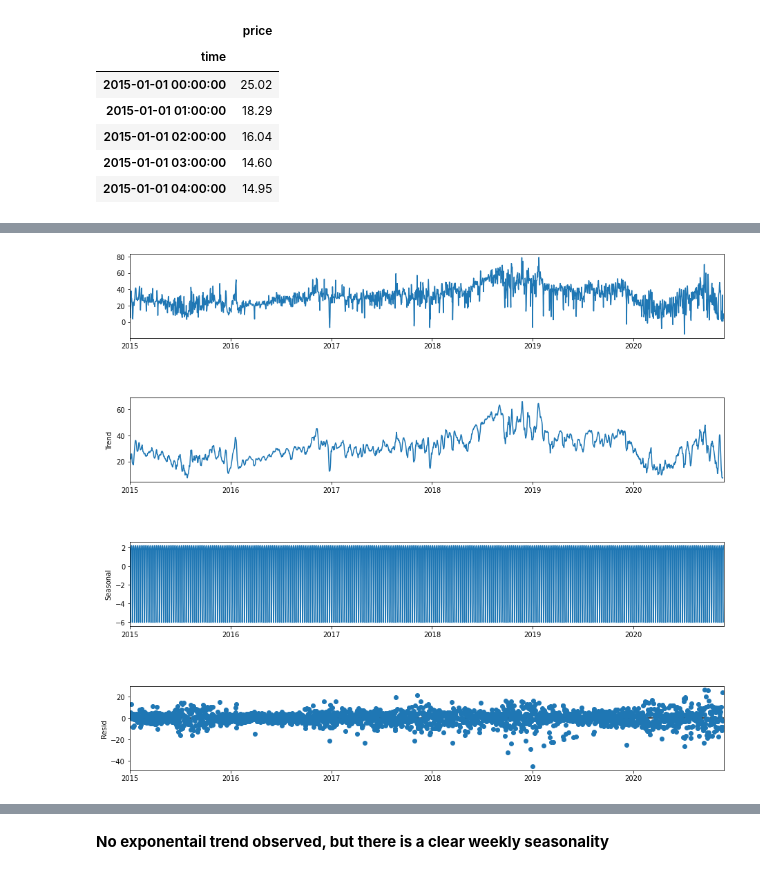
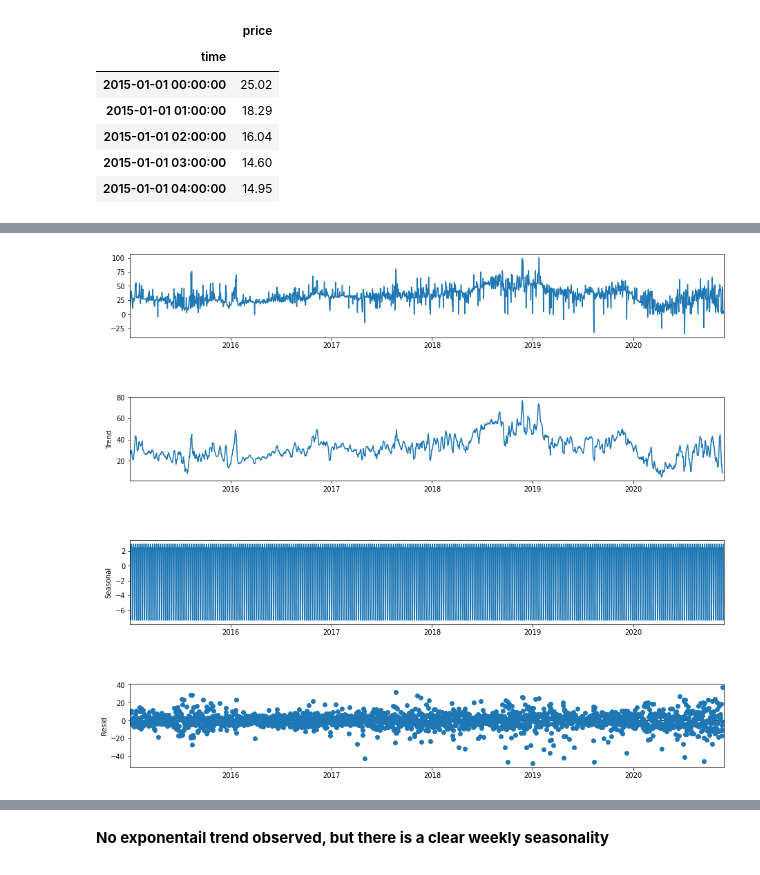
Before and after one commit to Guli-Y/ElectricityPricePredictor, a Jupyter notebook: notebooks/baseline_guli.ipynb, the cells around one changed output, grey strips where cells are left out. Saved outputs shown, nothing was run; the diff lists cells and outputs as text; code cells hidden in the pictures.

Commit message:
arima model is underprogress

```diff
--- a/notebooks/baseline_guli.ipynb
+++ b/notebooks/baseline_guli.ipynb
@@ -55,0 +40,4 @@ df_daily_mean.plot()
+# %%
+# get all the data for 11 am
+df_hour_11 = df[df.index.hour==11]
+df_hour_11.head()
@@ -56,7 +52,7 @@ df_daily_mean.plot()
 # %%
-# Decomposition of df_daily_mean for 5 years
-result_add = seasonal_decompose(df_daily_mean, model='additive')
-fig = result_add.plot()
+# for 5 years
+decompose_5y = seasonal_decompose(df_hour_11, model='additive')
+fig = decompose_5y.plot()
 fig.set_size_inches(14, 12);
 # %% [output]
-[figure, old version]
+[figure, new version]
```
Also changed, not shown: parts of 44 cells of this notebook, 1 other file.
